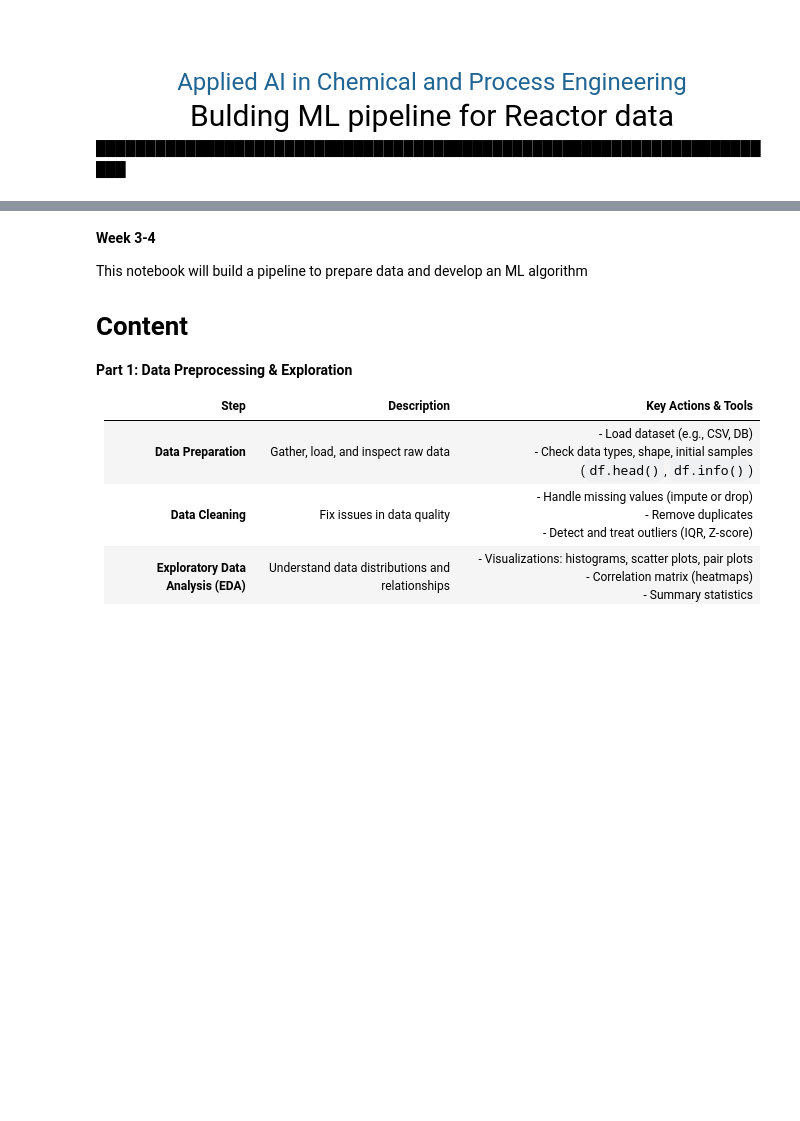
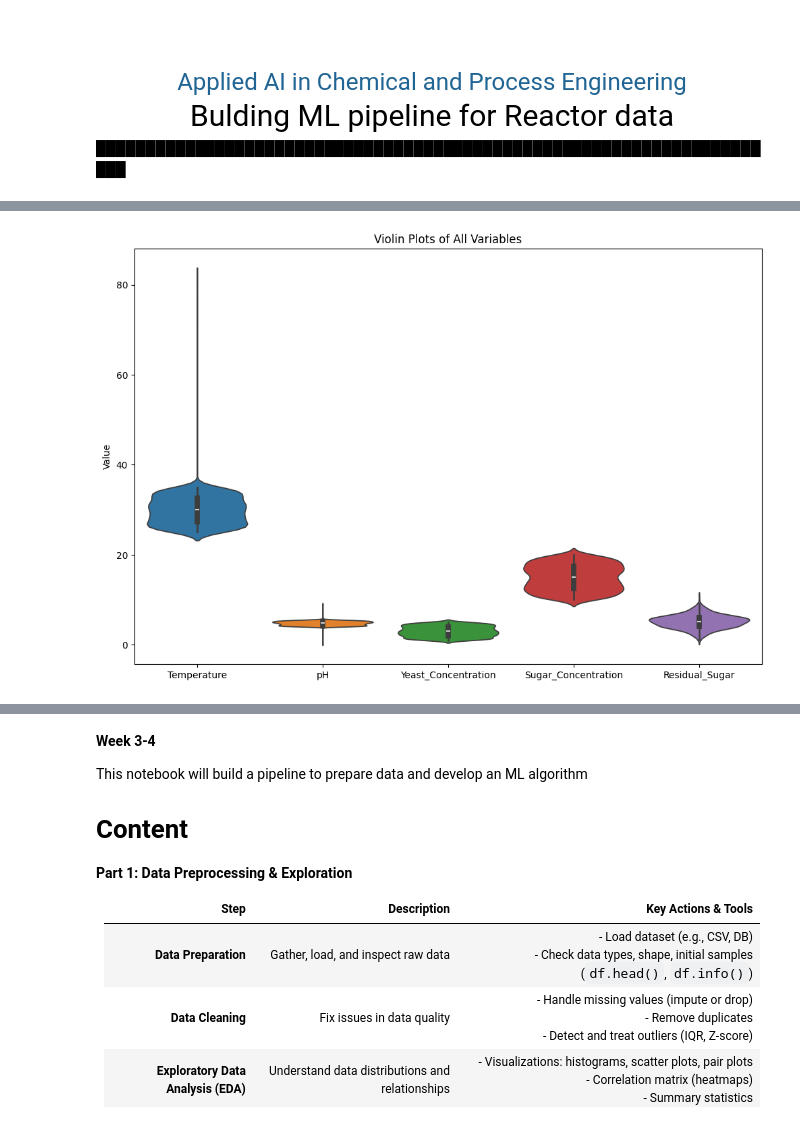
Before and after one commit to jayaniweerasuriya/https-github.com-dissabnd-Applied-AI-in-Chemical-and-Process-Engineering, a Jupyter notebook: 2_MLpipeline_w3.ipynb, the cells around one changed output, grey strips where cells are left out. Cells and saved outputs as stored; diff of their text form; code cells hidden in the pictures; blank space fills up the shorter version.

```diff
--- a/2_MLpipeline_w3.ipynb
+++ b/2_MLpipeline_w3.ipynb
@@ -18,0 +47,9 @@ df = pd.read_csv(url)
+# %%
+# Create violin plots for all variables
+plt.figure(figsize=(12, 8))
+sns.violinplot(data=df_filled)
+plt.title('Violin Plots of All Variables')
+plt.ylabel('Value')
+plt.show()
+# %% [output]
+[figure, added]
```
Also changed, not shown: parts of 32 cells of this notebook.
